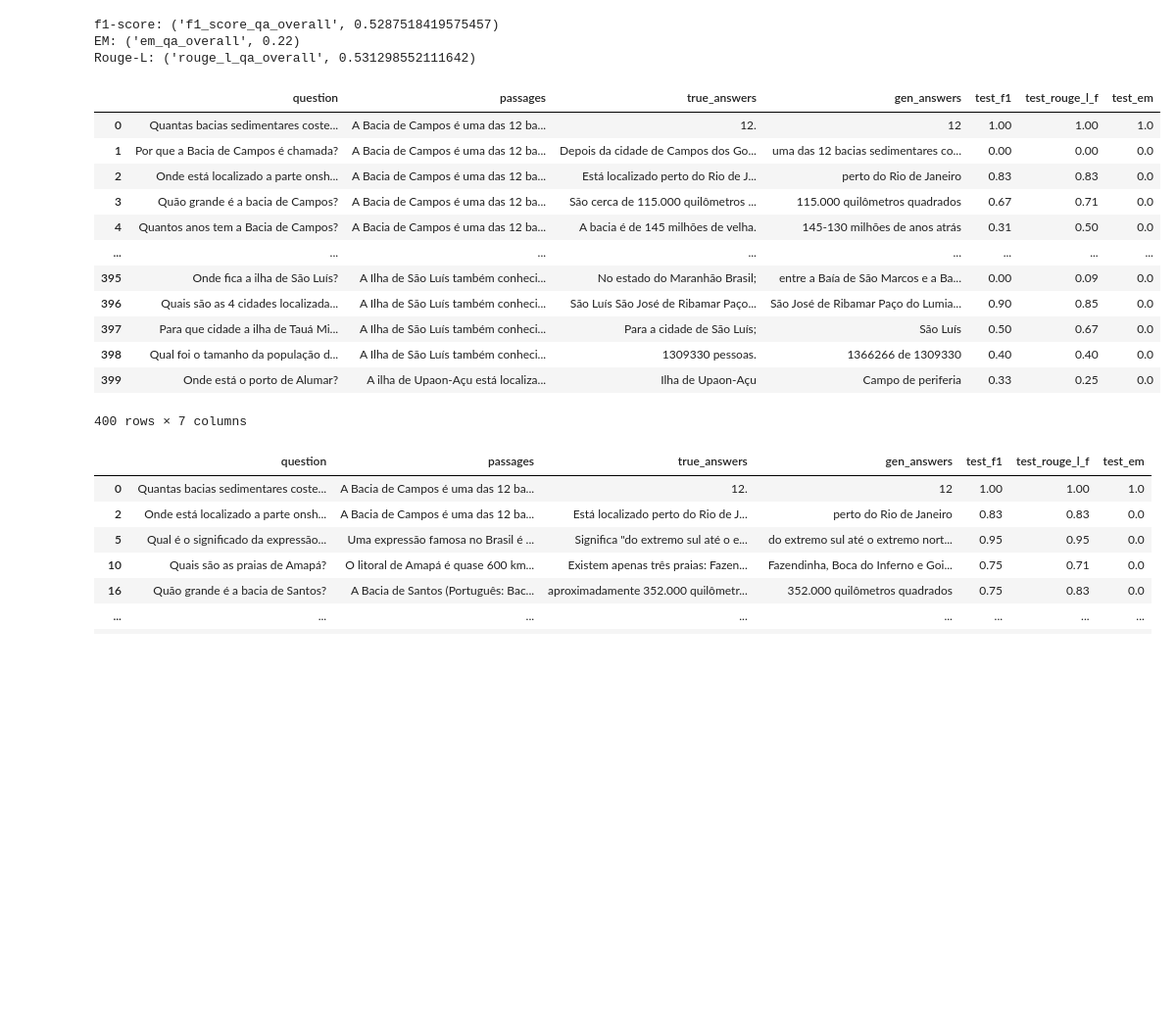
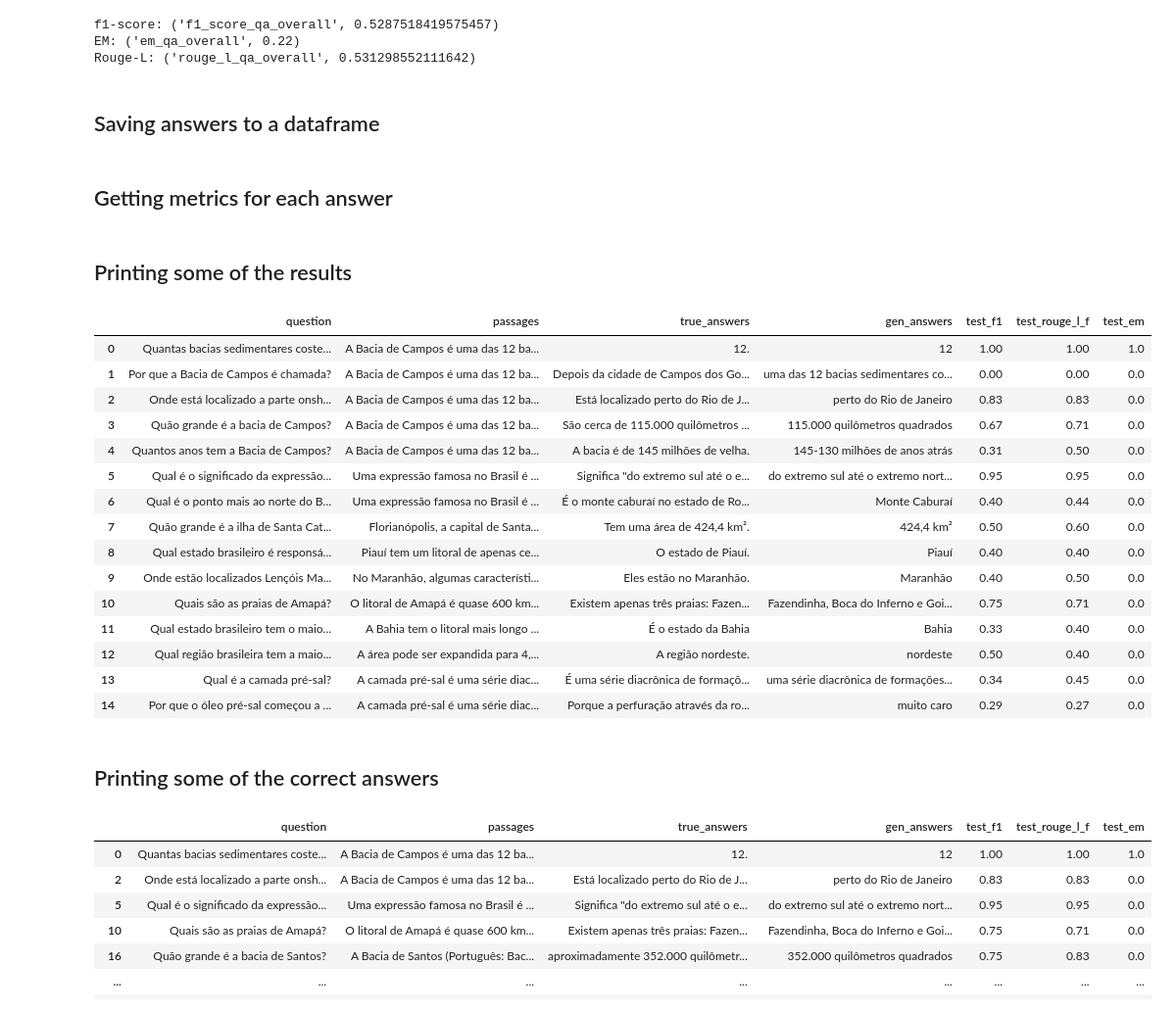
Before and after one commit to C4AI/blab-qa-viz, a Jupyter notebook: BERT Performance Evaluation - Blue Amazon QA.ipynb, the cells around one changed output. Shown at 98% size. Saved outputs shown, nothing was run; the diff lists cells and outputs as text; code cells hidden in the pictures; blank space fills up the shorter version.

```diff
--- a/bert-squad-get_metrics.ipynb
+++ b/BERT Performance Evaluation - Blue Amazon QA.ipynb
@@ -53,4 +101,5 @@ Mounted at /content/drive/
 # %%
-%cd /content/drive/Shareddrives/Explainable QA/Base de dados/QAs
-%ls
+import pandas as pd
+df = pd.read_csv('/content/drive/Shareddrives/Explainable QA/Base de dados/QAs/Blue_Amazon_QA_dataset.csv')
+df.head()
 # %% [output]
@@ -62,4 +111,0 @@ Mounted at /content/drive/
-# %%
-import pandas as pd
-df = pd.read_csv('Blue_Amazon_QA_dataset.csv')
-df.head()
@@ -228,8 +291,12 @@ print("Rouge-L: " + str(overall('rouge_l_qa_overall', true_answers, gen_answers)
 f1-score: ('f1_score_qa_overall', 0.5287518419575457)
 EM: ('em_qa_overall', 0.22)
 Rouge-L: ('rouge_l_qa_overall', 0.531298552111642)
+# %% [markdown]
+## Saving answers to a dataframe
 # %%
 df = pd.DataFrame({'question':questions, 'passages': passages, 'true_answers': true_answers, "gen_answers": gen_answers})
+# %% [markdown]
+## Getting metrics for each answer
 # %%
 from tqdm import tqdm
 model_name = "test"
@@ -246,20 +313,27 @@ for _, row in tqdm(df.iterrows()):
     # Exact Match
     _, em = scores('em_qa', row['gen_answers'], row['true_answers'])
     df.loc[df['question']==row['question'], '{}_em'.format(model_name)] = round(em, 2)
+# %% [markdown]
+## Printing some of the results
 # %%
-df
+df.head(15)
 # %% [output]
 |  | question | passages | true_answers | gen_answers | test_f1 | test_rouge_l_f | test_em |
 | 0 | Quantas bacias sedimentares coste... | A Bacia de Campos é uma das 12 ba... | 12. | 12 | 1.00 | 1.00 | 1.0 |
 | 1 | Por que a Bacia de Campos é chamada? | A Bacia de Campos é uma das 12 ba... | Depois da cidade de Campos dos Go... | uma das 12 bacias sedimentares co... | 0.00 | 0.00 | 0.0 |
 | 2 | Onde está localizado a parte onsh... | A Bacia de Campos é uma das 12 ba... | Está localizado perto do Rio de J... | perto do Rio de Janeiro | 0.83 | 0.83 | 0.0 |
 | 3 | Quão grande é a bacia de Campos? | A Bacia de Campos é uma das 12 ba... | São cerca de 115.000 quilômetros ... | 115.000 quilômetros quadrados | 0.67 | 0.71 | 0.0 |
 | 4 | Quantos anos tem a Bacia de Campos? | A Bacia de Campos é uma das 12 ba... | A bacia é de 145 milhões de velha. | 145-130 milhões de anos atrás | 0.31 | 0.50 | 0.0 |
-| ... | ... | ... | ... | ... | ... | ... | ... |
-| 395 | Onde fica a ilha de São Luís? | A Ilha de São Luís também conheci... | No estado do Maranhão Brasil; | entre a Baía de São Marcos e a Ba... | 0.00 | 0.09 | 0.0 |
-| 396 | Quais são as 4 cidades localizada... | A Ilha de São Luís também conheci... | São Luís São José de Ribamar Paço... | São José de Ribamar Paço do Lumia... | 0.90 | 0.85 | 0.0 |
-| 397 | Para que cidade a ilha de Tauá Mi... | A Ilha de São Luís também conheci... | Para a cidade de São Luís; | São Luís | 0.50 | 0.67 | 0.0 |
-| 398 | Qual foi o tamanho da população d... | A Ilha de São Luís também conheci... | 1309330 pessoas. | 1366266 de 1309330 | 0.40 | 0.40 | 0.0 |
-| 399 | Onde está o porto de Alumar? | A ilha de Upaon-Açu está localiza... | Ilha de Upaon-Açu | Campo de periferia | 0.33 | 0.25 | 0.0 |
+| 5 | Qual é o significado da expressão... | Uma expressão famosa no Brasil é ... | Significa "do extremo sul até o e... | do extremo sul até o extremo nort... | 0.95 | 0.95 | 0.0 |
+| 6 | Qual é o ponto mais ao norte do B... | Uma expressão famosa no Brasil é ... | É o monte caburaí no estado de Ro... | Monte Caburaí | 0.40 | 0.44 | 0.0 |
+| 7 | Quão grande é a ilha de Santa Cat... | Florianópolis, a capital de Santa... | Tem uma área de 424,4 km². | 424,4 km² | 0.50 | 0.60 | 0.0 |
+| 8 | Qual estado brasileiro é responsá... | Piauí tem um litoral de apenas ce... | O estado de Piauí. | Piauí | 0.40 | 0.40 | 0.0 |
+| 9 | Onde estão localizados Lençóis Ma... | No Maranhão, algumas característi... | Eles estão no Maranhão. | Maranhão | 0.40 | 0.50 | 0.0 |
+| 10 | Quais são as praias de Amapá? | O litoral de Amapá é quase 600 km... | Existem apenas três praias: Fazen... | Fazendinha, Boca do Inferno e Goi... | 0.75 | 0.71 | 0.0 |
+| 11 | Qual estado brasileiro tem o maio... | A Bahia tem o litoral mais longo ... | É o estado da Bahia | Bahia | 0.33 | 0.40 | 0.0 |
+| 12 | Qual região brasileira tem a maio... | A área pode ser expandida para 4,... | A região nordeste. | nordeste | 0.50 | 0.40 | 0.0 |
+| 13 | Qual é a camada pré-sal? | A camada pré-sal é uma série diac... | É uma série diacrônica de formaçõ... | uma série diacrônica de formações... | 0.34 | 0.45 | 0.0 |
+| 14 | Por que o óleo pré-sal começou a ... | A camada pré-sal é uma série diac... | Porque a perfuração através da ro... | muito caro | 0.29 | 0.27 | 0.0 |
-400 rows × 7 columns
+# %% [markdown]
+## Printing some of the correct answers
 # %%
```
Also changed, not shown: parts of 20 cells of this notebook.
